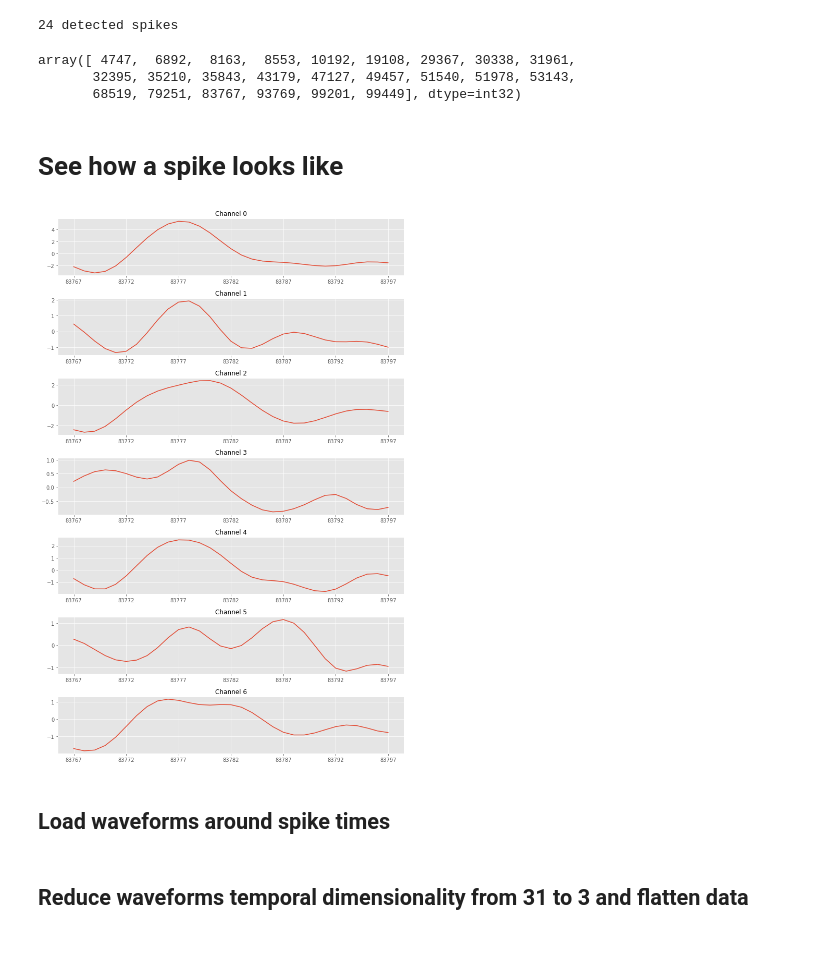
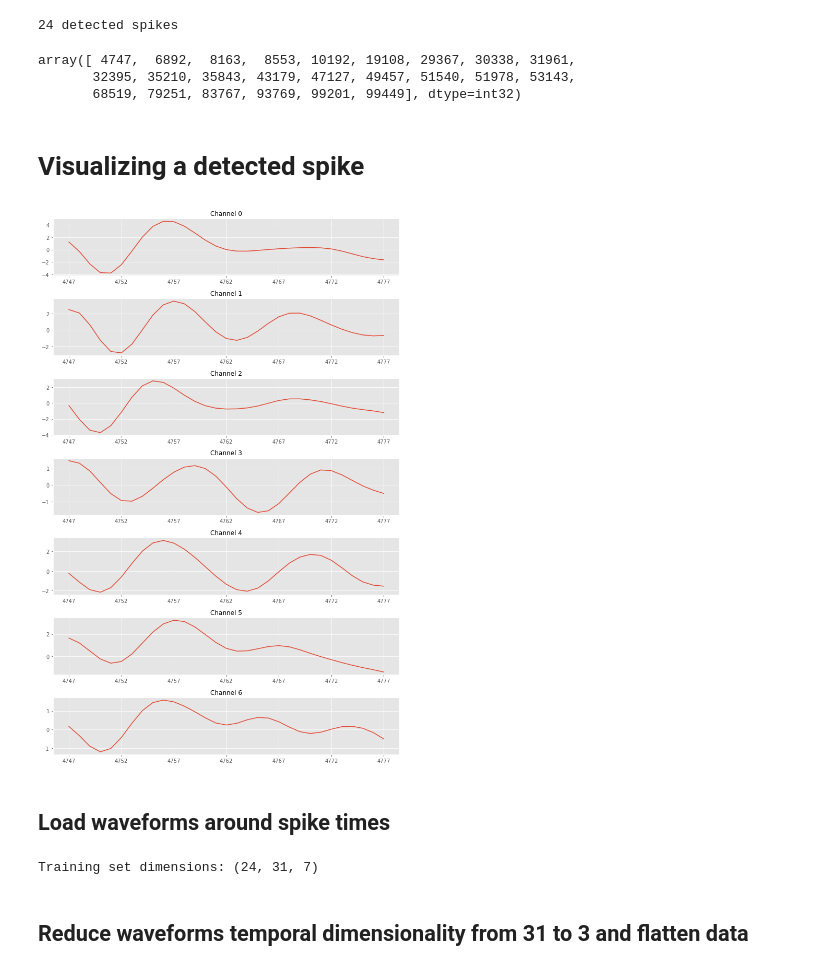
Before and after one commit to edublancas/neural-clustering, a Jupyter notebook: notebooks/data-loading.ipynb, the cells around one changed output. Saved outputs shown, nothing was run; the diff lists cells and outputs as text; code cells hidden in the pictures.

```diff
--- a/notebooks/data-loading.ipynb
+++ b/notebooks/data-loading.ipynb
@@ -112,24 +112,27 @@ print('{} detected spikes'.format(clear_spikes.shape[0]))
 # all_spike_times = np.sort(all_spike_times)[:-6]
 # there is a bug in the latest version of yass that shifts spike times...
 clear_spikes = clear_spikes - cfg_yass.BUFF
-clear_spikes
-# %% [output]
-array([ 4747,  6892,  8163,  8553, 10192, 19108, 29367, 30338, 31961,
-       32395, 35210, 35843, 43179, 47127, 49457, 51540, 51978, 53143,
-       68519, 79251, 83767, 93769, 99201, 99449], dtype=int32)
+# %%
+clear_spikes
+# %% [output]
+array([ 4747,  6892,  8163,  8553, 10192, 19108, 29367, 30338, 31961,
+       32395, 35210, 35843, 43179, 47127, 49457, 51540, 51978, 53143,
+       68519, 79251, 83767, 93769, 99201, 99449], dtype=int32)
 # %% [markdown]
-# See how a spike looks like
+# Visualizing a detected spike
 # %%
 plt.rcParams['figure.figsize'] = (10, 15)
-t = clear_spikes[20]
+t = clear_spikes[0]
 explorer_rec.plot_waveform(time=t, channels=range(7))
 # %% [output]
-[figure, old version]
+[figure, new version]
 # %% [markdown]
 ## Load waveforms around spike times
 # %%
-waveforms = explorer_rec.read_waveforms(times=all_spike_times)
+waveforms = explorer_rec.read_waveforms(times=clear_spikes)
 print('Training set dimensions: {}'.format(waveforms.shape))
+# %% [output]
+Training set dimensions: (24, 31, 7)
 # %% [markdown]
 ## Reduce waveforms temporal dimensionality from 31 to 3 and flatten data
 # %%
```
Also changed, not shown: parts of 1 cell of this notebook.
